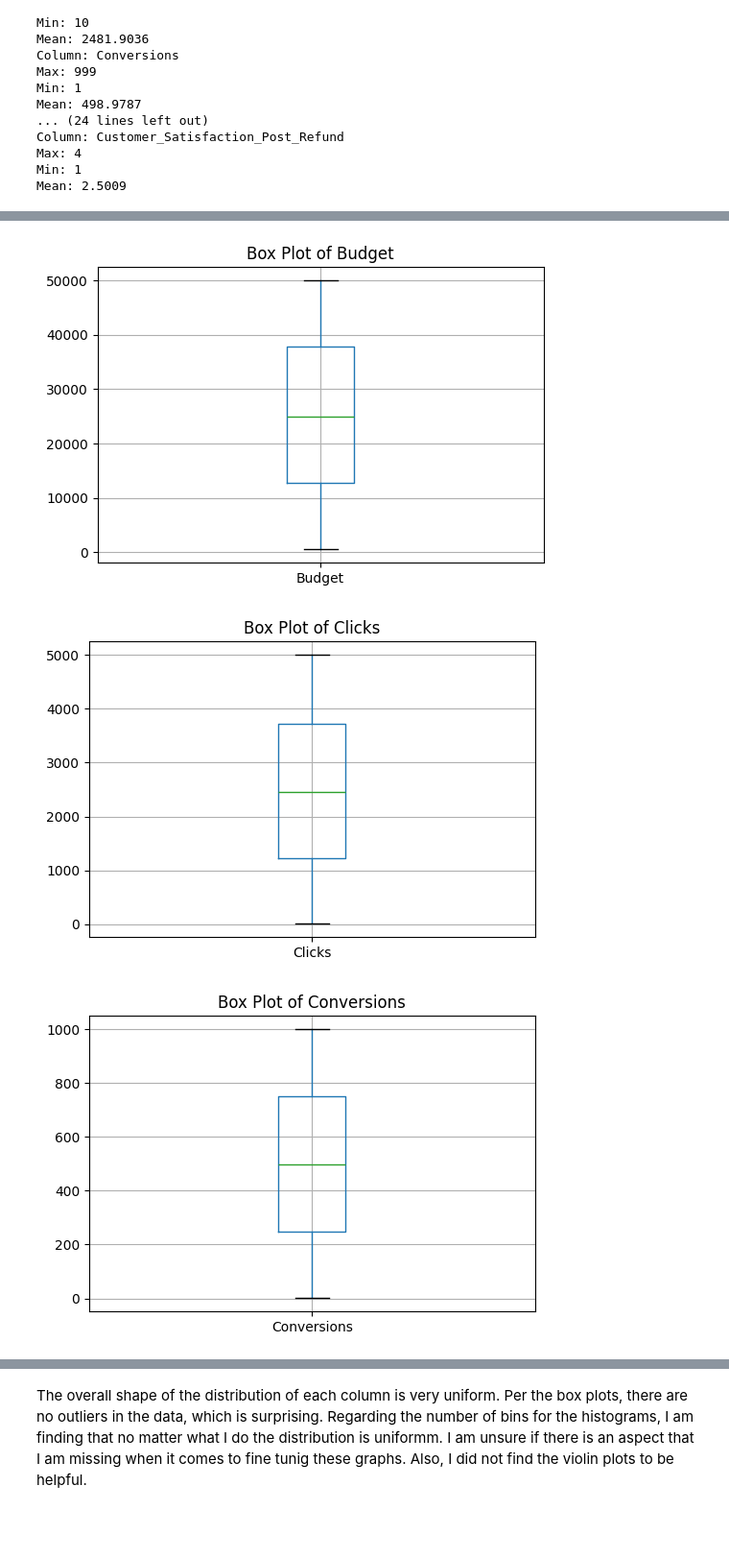
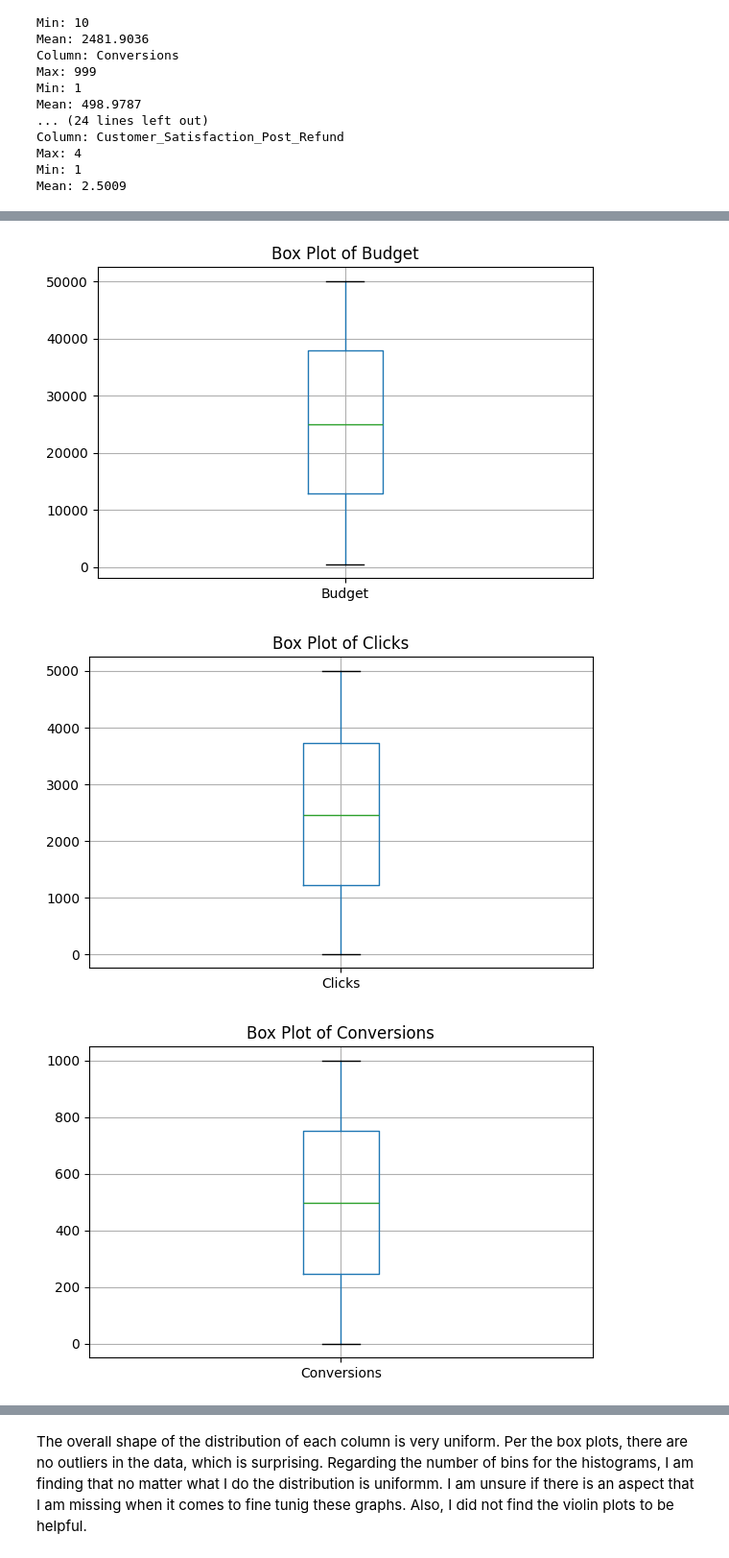
Before and after one commit to aqds-hub/Learning, a Jupyter notebook: OMDS-ModB2/OMDS-ModB2-Week4-Quintino dos Santos-Amanda.ipynb, the cells around one changed output, grey strips where cells are left out. Shown at 96% size. Cells and saved outputs as stored; diff of their text form; code cells hidden in the pictures; blank space fills up the shorter version.

```diff
--- a/OMDS-ModB2/OMDS-ModB2-Week4-Quintino dos Santos-Amanda.ipynb
+++ b/OMDS-ModB2/OMDS-ModB2-Week4-Quintino dos Santos-Amanda.ipynb
@@ -105,5 +106,6 @@ for col in numeric_cols:
     plt.violinplot(marketing_df[col].dropna())
     plt.title(f'Violin Plot of {col}')
     plt.ylabel(col)
+    plt.tight_layout()
     plt.show()
 # %% [output]
@@ -120,10 +122,11 @@ for col in numeric_cols:
 # %%
 for col in numeric_cols:
     plt.figure(figsize=(6, 4))
     marketing_df.boxplot(column=col)
     plt.title(f'Box Plot of {col}')
+    plt.tight_layout()
     plt.show()
 # %% [output]
-[figure, old version]
+[figure, new version]
-[figure, old version]
+[figure, new version]
-[figure, old version]
+[figure, new version]
```
Also changed, not shown: parts of 3 cells of this notebook, 10 other files.
